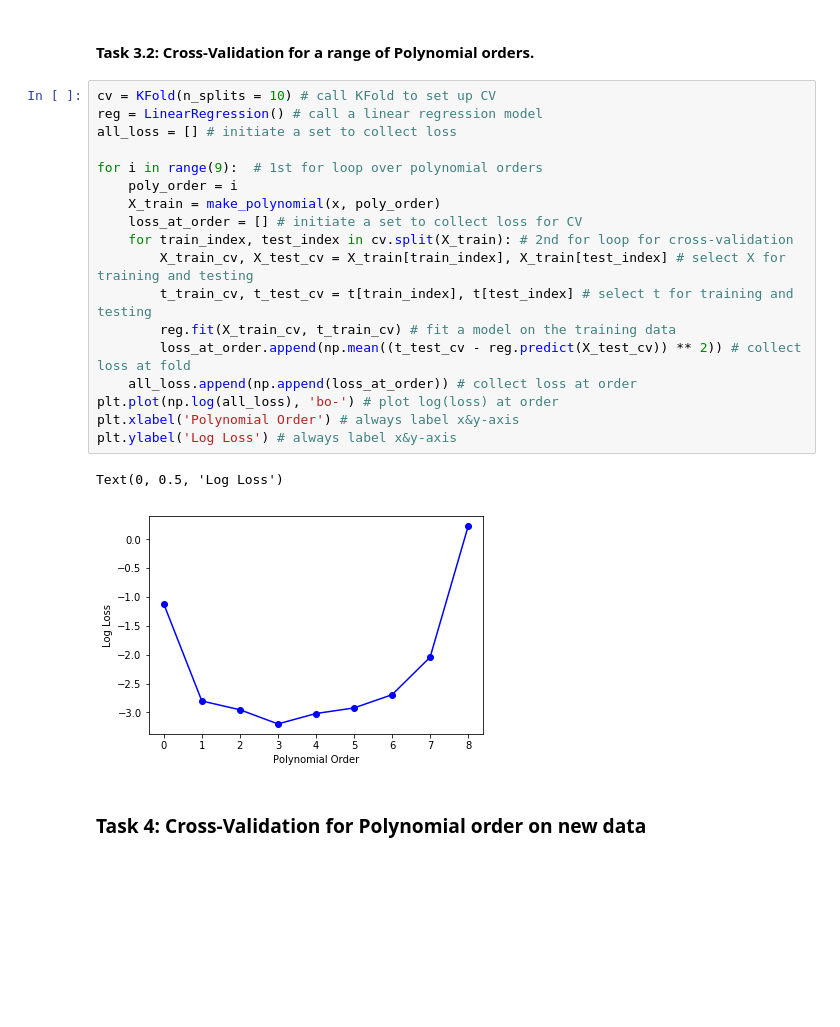
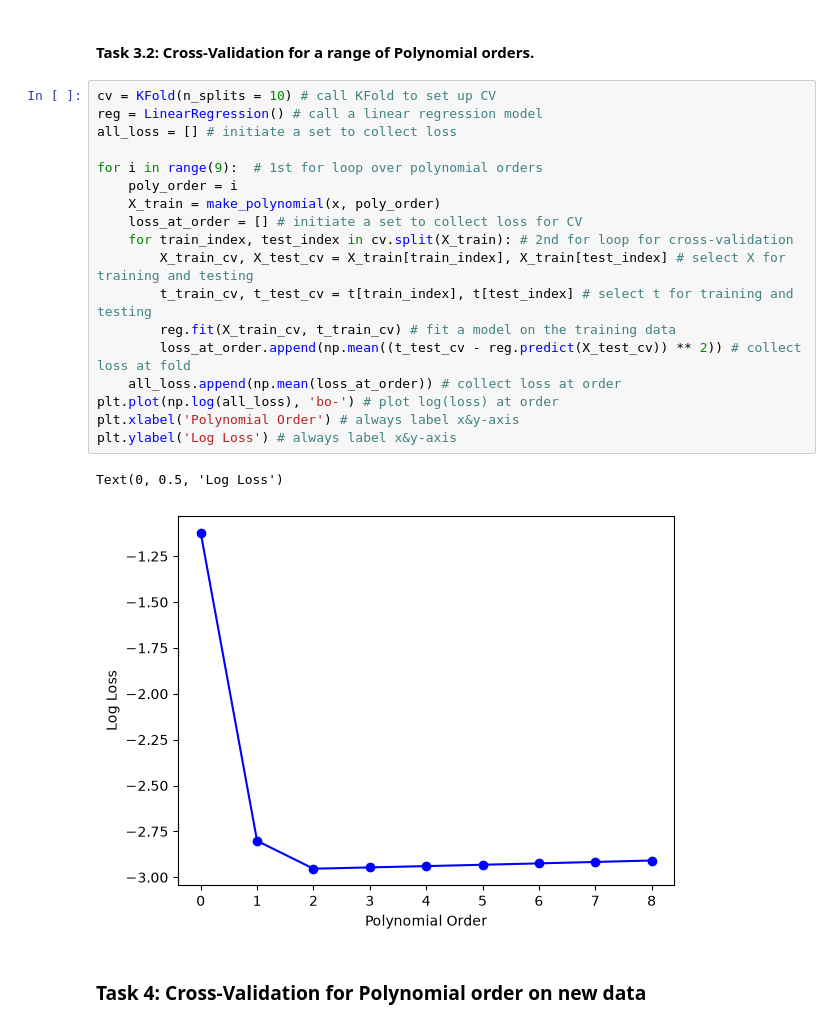
Before and after one commit to SubhranshuPan/COMPSCI5100, a Jupyter notebook: Lab_notebooks/week2/ML4DS_week2_lab.ipynb, the cells around one changed output. Drawn from its saved outputs; the diff is of its cells as text; blank space fills up the shorter version.

```diff
--- a/Lab_notebooks/week2/ML4DS_week2_lab.ipynb
+++ b/Lab_notebooks/week2/ML4DS_week2_lab.ipynb
@@ -122,24 +142,24 @@ TRAIN: [ 0  1  2  3  4  5  6  7  8  9 10 11 12 13 14 15 16 17 18 19 20 21] TEST:
 # %%
 cv = KFold(n_splits = 10) # call KFold to set up CV
 reg = LinearRegression() # call a linear regression model
 all_loss = [] # initiate a set to collect loss
 
 for i in range(9):  # 1st for loop over polynomial orders
     poly_order = i
     X_train = make_polynomial(x, poly_order)
     loss_at_order = [] # initiate a set to collect loss for CV
     for train_index, test_index in cv.split(X_train): # 2nd for loop for cross-validation
         X_train_cv, X_test_cv = X_train[train_index], X_train[test_index] # select X for training and testing
         t_train_cv, t_test_cv = t[train_index], t[test_index] # select t for training and testing
         reg.fit(X_train_cv, t_train_cv) # fit a model on the training data
         loss_at_order.append(np.mean((t_test_cv - reg.predict(X_test_cv)) ** 2)) # collect loss at fold
-    all_loss.append(np.append(loss_at_order)) # collect loss at order
+    all_loss.append(np.mean(loss_at_order)) # collect loss at order
 plt.plot(np.log(all_loss), 'bo-') # plot log(loss) at order
 plt.xlabel('Polynomial Order') # always label x&y-axis
 plt.ylabel('Log Loss') # always label x&y-axis
 # %% [output]
 Text(0, 0.5, 'Log Loss')
-[figure, old version]
+[figure, new version]
 # %% [markdown]
 ### Task 4: Cross-Validation for Polynomial order on new data
 # %%
```
Also changed, not shown: parts of 9 cells of this notebook, 1 other file.
